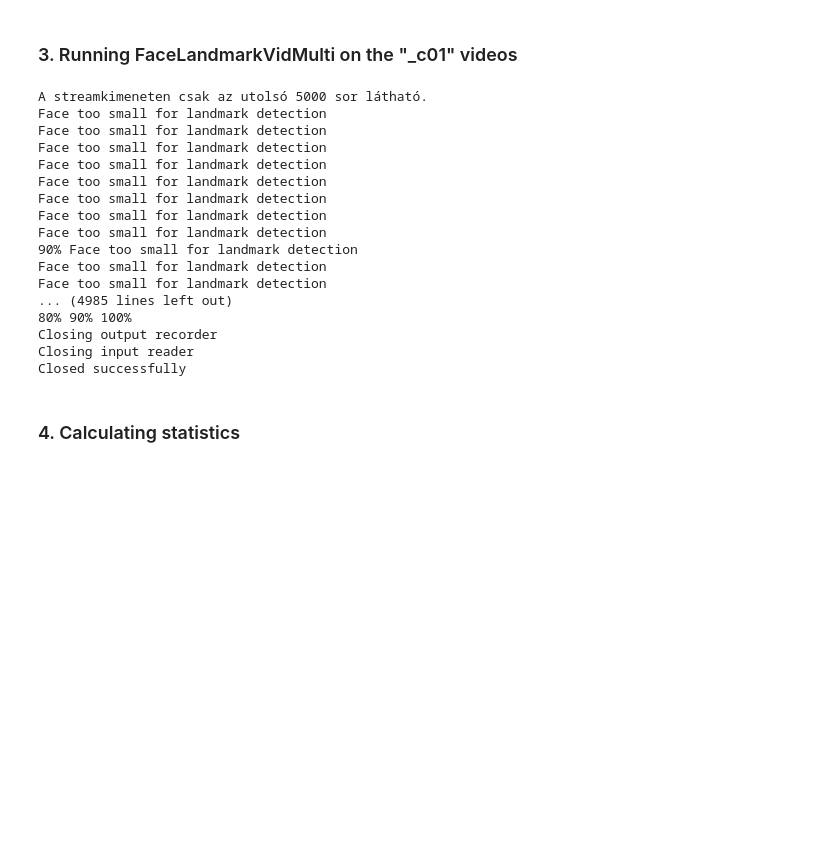
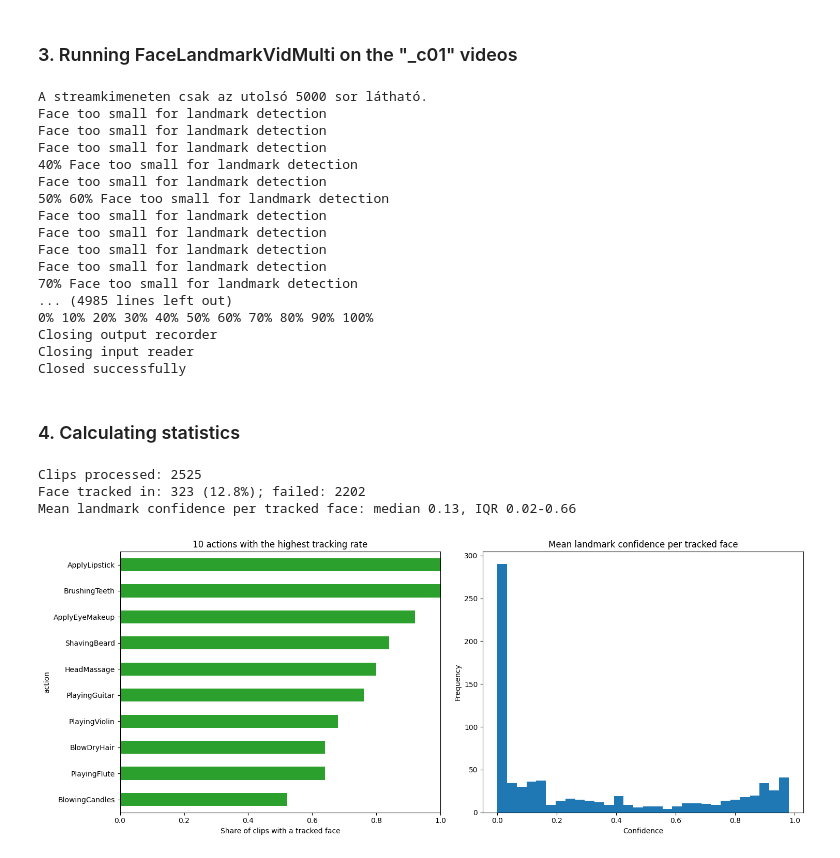
Before and after one commit to zombi170/vision-and-spatial-ai, a Jupyter notebook: openface.ipynb, the cells around one changed output. Saved outputs shown, nothing was run; the diff lists cells and outputs as text; code cells hidden in the pictures; blank space fills up the shorter version.

```diff
--- a/openface.ipynb
+++ b/openface.ipynb
@@ -46,6 +90,7 @@ rar_path.unlink()
 ### 3. Running FaceLandmarkVidMulti on the "_c01" videos
 # %%
 import subprocess
+import os
 
 video_path = base_dir / "UCF-101"
 output_dir = base_dir / "output"
@@ -55,6 +100,11 @@ videos = [f for f in video_path.rglob('*.avi') if "_c01" in f.name]
 
 total_videos = len(videos)
 print(f"Processing {total_videos} videos...\n\n")
+
+# Configure the environment to use the pre-bundled libraries provided with OpenFace
+env = os.environ.copy()
+bundled_libs = "/content/OpenFace/bundled_libs"
+env["LD_LIBRARY_PATH"] = f"{bundled_libs}:{env.get('LD_LIBRARY_PATH', '')}"
 
 # Process each video in batches so we don't run out of memory
 batch_size = 50
@@ -75,7 +125,8 @@ for i in range(0, total_videos, batch_size):
       openface_cmd,
       stdout=subprocess.PIPE,
       stderr=subprocess.STDOUT,
-      text=True
+      text=True,
+      env=env
    )
 
    for line in process.stdout:
@@ -87,16 +138,16 @@ A streamkimeneten csak az utolsó 5000 sor látható.
 Face too small for landmark detection
 Face too small for landmark detection
 Face too small for landmark detection
+40% Face too small for landmark detection
+Face too small for landmark detection
+50% 60% Face too small for landmark detection
 Face too small for landmark detection
 Face too small for landmark detection
 Face too small for landmark detection
 Face too small for landmark detection
-Face too small for landmark detection
-90% Face too small for landmark detection
-Face too small for landmark detection
-Face too small for landmark detection
+70% Face too small for landmark detection
 ... (4985 lines left out)
-80% 90% 100%
+0% 10% 20% 30% 40% 50% 60% 70% 80% 90% 100%
 Closing output recorder
 Closing input reader
 Closed successfully
@@ -154,3 +205,37 @@ with open(success_path, 'w') as f:
     f.write(f"Total of {len(successful_videos)} successful videos.\n\n")
     for video in successful_videos:
         f.write(f"{video}\n")
+# %%
+import matplotlib.pyplot as plt
+
+status = pd.DataFrame({'video': [v.stem for v in videos]})
+status['action'] = status['video'].str.split('_').str[1]
+status['tracked'] = ~status['video'].isin(set(failed_videos))
+
+n_total, n_ok = len(status), int(status['tracked'].sum())
+print(f"Clips processed: {n_total}")
+print(f"Face tracked in: {n_ok} ({n_ok / n_total:.1%}); failed: {n_total - n_ok}")
+print(f"Mean landmark confidence per tracked face: median {report['mean_confidence'].median():.2f}, "
+      f"IQR {report['mean_confidence'].quantile(0.25):.2f}-{report['mean_confidence'].quantile(0.75):.2f}")
+
+per_action = status.groupby('action')['tracked'].mean().sort_values()
+
+# Created 2 subplots instead of 3 to exclude the lowest tracking rate plot
+fig, axes = plt.subplots(1, 2, figsize=(15, 6))
+
+# Plot the top 10 actions with the highest tracking rate
+per_action.tail(10).plot.barh(ax=axes[0], color='tab:green', title='10 actions with the highest tracking rate')
+axes[0].set_xlim(0, 1)
+axes[0].set_xlabel('Share of clips with a tracked face')
+
+# Plot the mean landmark confidence distribution
+report['mean_confidence'].plot.hist(bins=30, ax=axes[1], title='Mean landmark confidence per tracked face')
+axes[1].set_xlabel('Confidence')
+
+plt.tight_layout()
+plt.show()
+# %% [output]
+Clips processed: 2525
+Face tracked in: 323 (12.8%); failed: 2202
+Mean landmark confidence per tracked face: median 0.13, IQR 0.02-0.66
+[figure, added]
```
Also changed, not shown: parts of 3 cells of this notebook.
